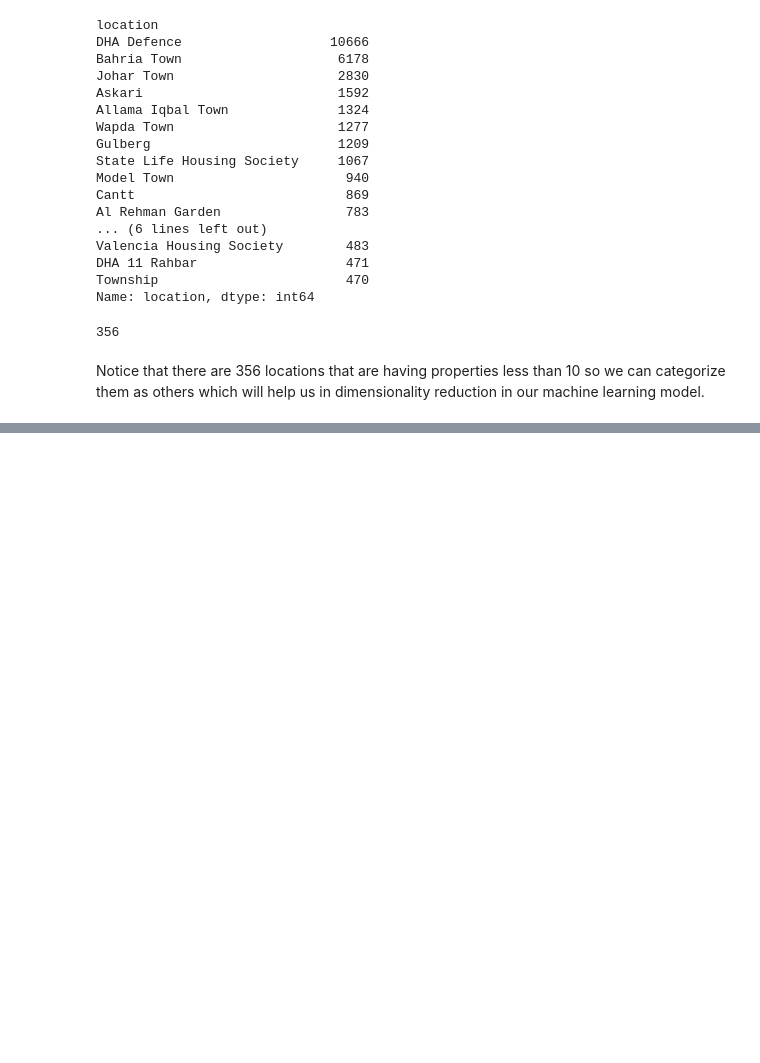
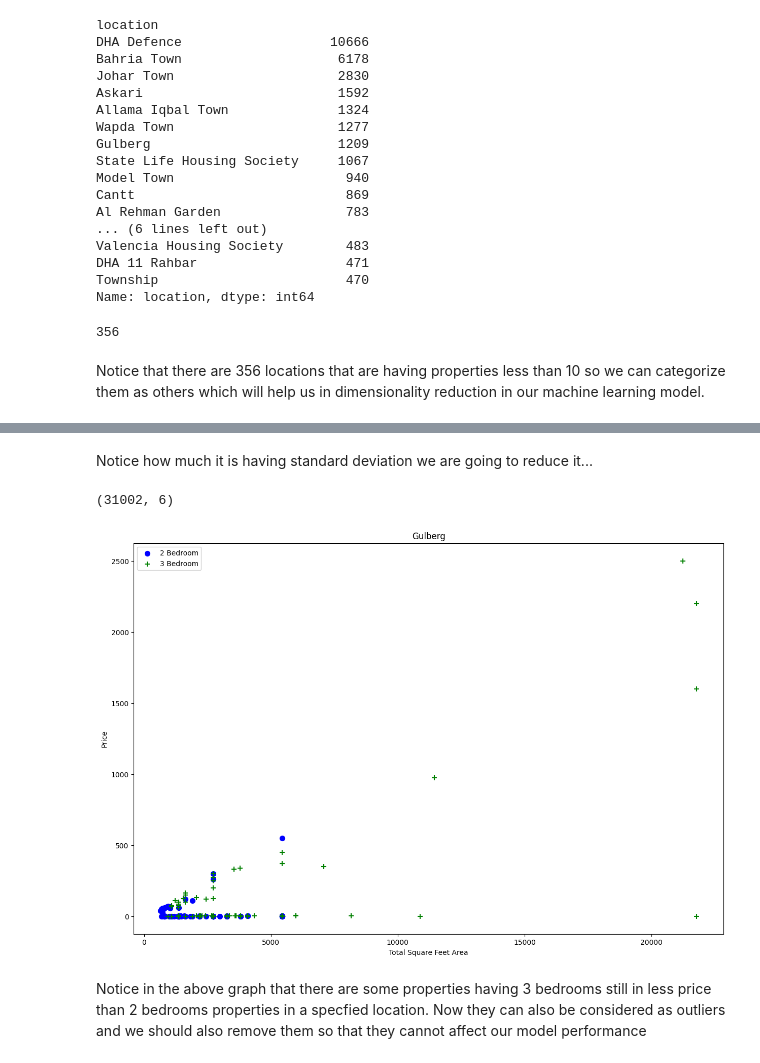
Before and after one commit to razzaq-99/Pakistan-s-Top-Cities-Property-Price-Prediction, a Jupyter notebook: lahore_property_price_prediction.ipynb, the cells around one changed output, grey strips where cells are left out. Saved outputs shown, nothing was run; the diff lists cells and outputs as text; code cells hidden in the pictures; blank space fills up the shorter version.

Commit message:
Removing outliers from PPS and plotting scatter chart for price between 2 and 3 bedrooms at different locations

```diff
--- a/lahore_property_price_prediction.ipynb
+++ b/lahore_property_price_prediction.ipynb
@@ -169,0 +197,2 @@ Notice that there are 356 locations that are having properties less than 10 so w
+# %%
+data.drop(data[data['area_sqft'] / data['bedrooms'] < 300].index, inplace = True)
@@ -169,0 +211,36 @@ Notice that there are 356 locations that are having properties less than 10 so w
+# %% [markdown]
+Notice how much it is having standard deviation we are going to reduce it...
+# %%
+# removing price_per_sqft outliers
+
+def remove_pps_outliers(data):
+    data_out = pd.DataFrame()
+    for key,subdata in data.groupby('location'):
+        m = np.mean(subdata['Price_per_sqft'])
+        std = np.std(subdata['Price_per_sqft'])
+        reduced_data = subdata[(subdata['Price_per_sqft'] > (m-std)) & (subdata['Price_per_sqft'] <= (m+std))]
+        data_out = pd.concat([data_out,reduced_data], ignore_index=True)
+    return data_out
+# %%
+data = remove_pps_outliers(data)
+data.shape
+# %% [output]
+(31002, 6)
+# %%
+import matplotlib
+def plot_scatter_chart(data, location):
+    bedroom_2 = data[(data['location'] == location) & (data['bedrooms'] == 2)]
+    bedroom_3 = data[(data['location'] == location) & (data['bedrooms'] == 3)]
+    matplotlib.rcParams["figure.figsize"] = (15,10)
+    plt.scatter(bedroom_2['area_sqft'], bedroom_2['price']/100000, color='blue', label="2 Bedroom", s=50)
+    plt.scatter(bedroom_3['area_sqft'], bedroom_3['price']/100000, marker='+', color="green", label="3 Bedroom", s=50)
+    plt.xlabel("Total Square Feet Area")
+    plt.ylabel("Price")
+    plt.title(location)
+    plt.legend()
+# %%
+plot_scatter_chart(data, "Gulberg")
+# %% [output]
+[figure, added]
+# %% [markdown]
+Notice in the above graph that there are some properties having 3 bedrooms still in less price than 2 bedrooms properties in a specfied location. Now they can also be considered as outliers and we should also remove them so that they cannot affect our model performance
```
Also changed, not shown: parts of 6 cells of this notebook.
